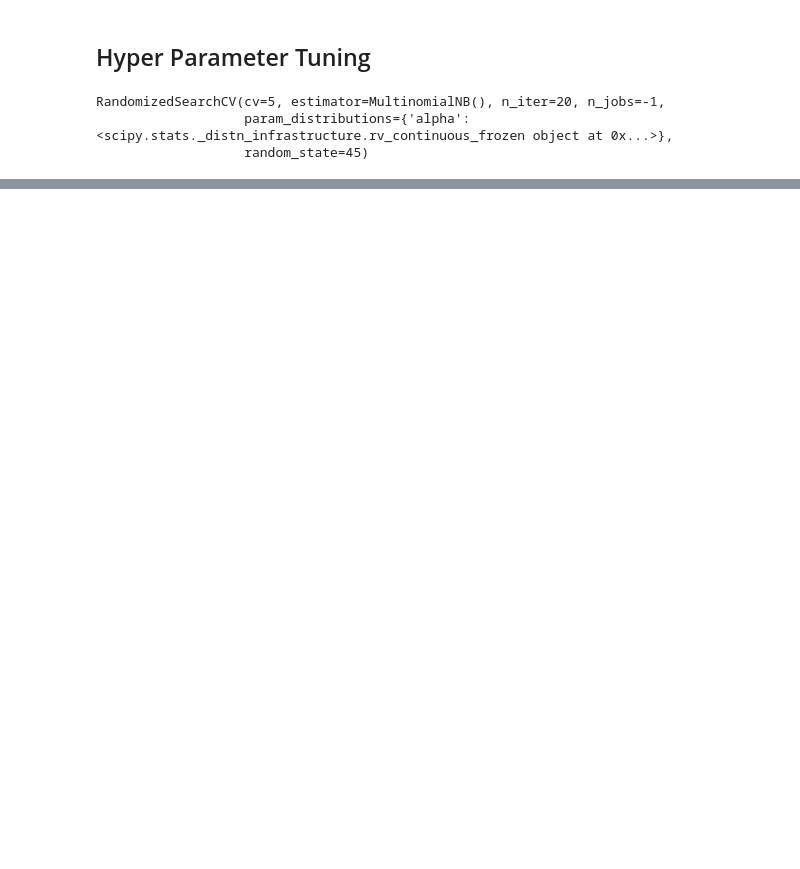
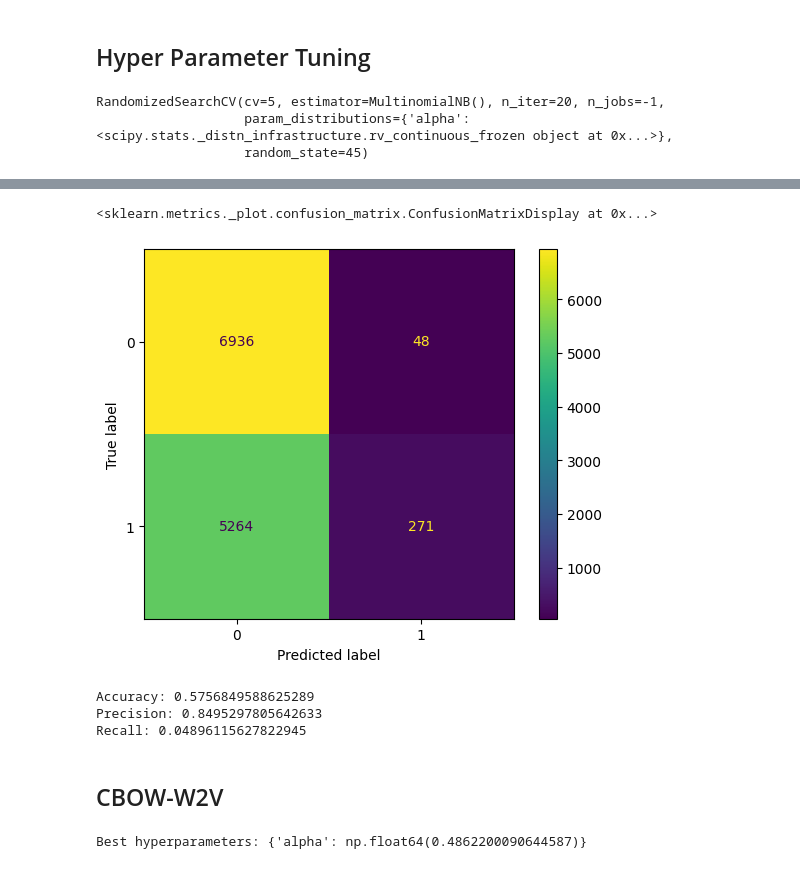
Before and after one commit to Leelexuan/WELFake_AI_Project, a Jupyter notebook: models/nb_multinomial/nb_multinomial_iter3_v2.ipynb, the cells around one changed output, grey strips where cells are left out. Saved outputs shown, nothing was run; the diff lists cells and outputs as text; code cells hidden in the pictures; blank space fills up the shorter version.

```diff
--- a/models/nb_multinomial/nb_multinomial_iter3_v2.ipynb
+++ b/models/nb_multinomial/nb_multinomial_iter3_v2.ipynb
@@ -369,0 +197,4 @@ Implementation complete!
+# %%
+x = df["bow_embedding"]
+x_train_bow, x_test_bow, y_train_bow, y_test_bow = fix_and_scale_dataset(df, "bow_embedding")
+nb = MultinomialNB()
@@ -369,0 +211,24 @@ Implementation complete!
+# %%
+y_pred = bow_nb_multinomial.predict(x_test_bow)
+
+# Create the confusion matrix
+cm = confusion_matrix(y_test_bow, y_pred)
+
+ConfusionMatrixDisplay(confusion_matrix=cm).plot()
+# %% [output]
+<sklearn.metrics._plot.confusion_matrix.ConfusionMatrixDisplay at 0x...>
+[figure, added]
+# %%
+accuracy = accuracy_score(y_test_bow, y_pred)
+precision = precision_score(y_test_bow, y_pred, average='binary')
+recall = recall_score(y_test_bow, y_pred)
+
+print("Accuracy:", accuracy)
+print("Precision:", precision)
+print("Recall:", recall)
+# %% [output]
+Accuracy: 0.5756849588625289
+Precision: 0.8495297805642633
+Recall: 0.04896115627822945
+# %% [markdown]
+## CBOW-W2V
@@ -369,0 +239,10 @@ Implementation complete!
+# %%
+rand_search.fit(x_train_w2v, y_train_w2v)
+
+# Create a variable for the best model
+w2v_nb_multinomial = rand_search.best_estimator_
+
+# Print the best hyperparameters
+print('Best hyperparameters:',  rand_search.best_params_)
+# %% [output]
+Best hyperparameters: {'alpha': np.float64(0.4862200090644587)}
```
Also changed, not shown: parts of 54 cells of this notebook, 6 other files.
